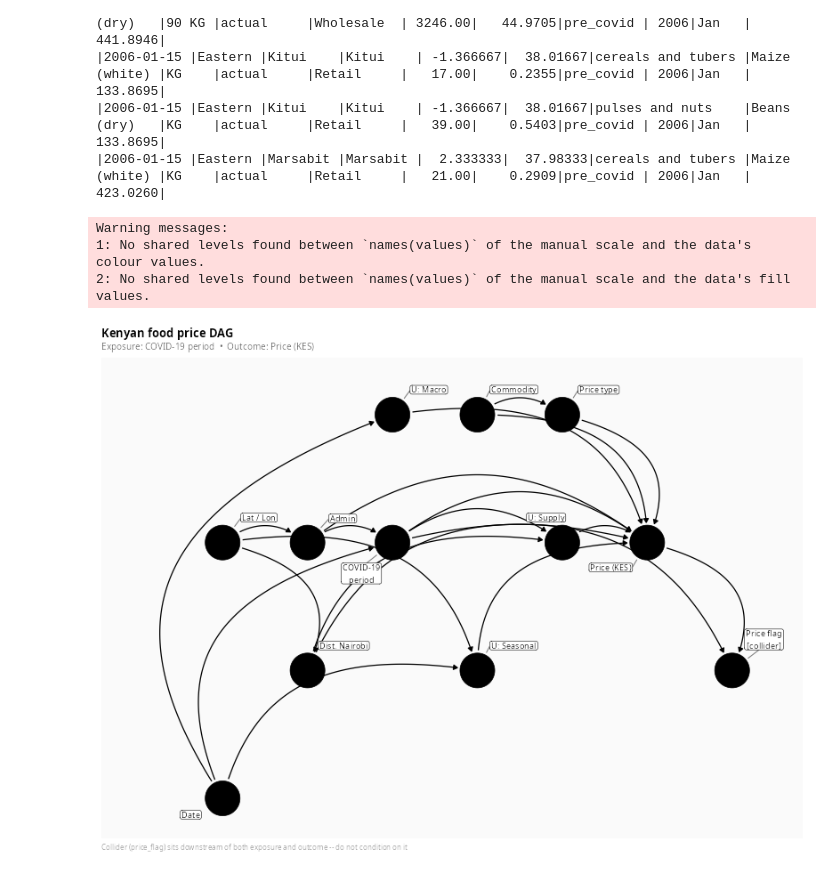
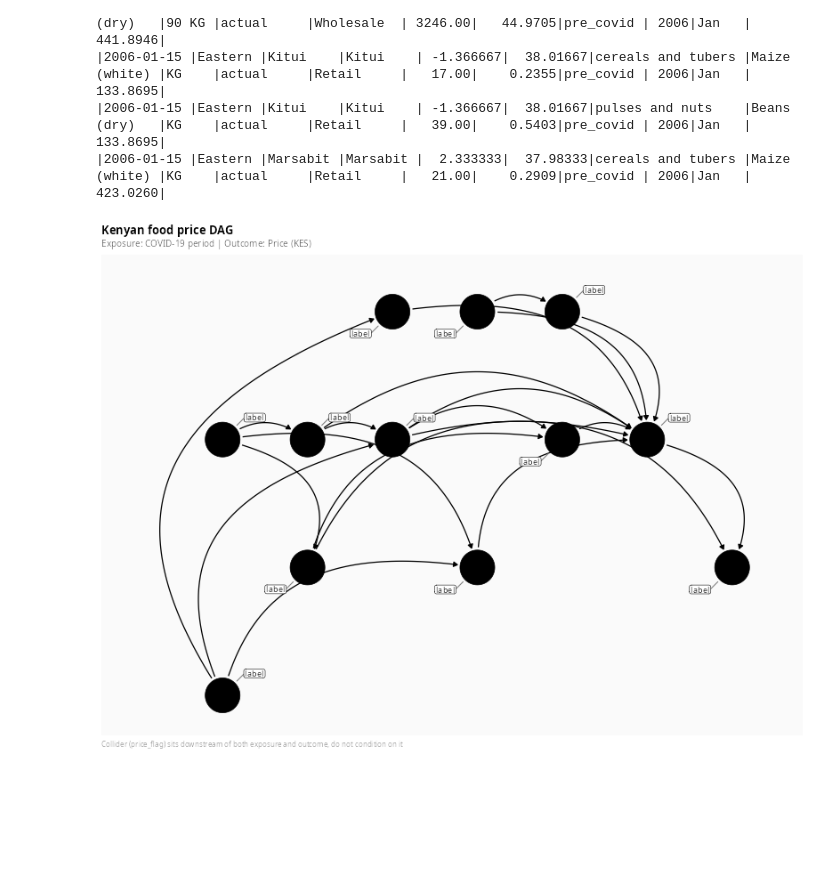
Before and after one commit to Chrisolande/Bayesian-Structural-Time-Series-for-Causal-Impact, a Jupyter notebook: iteration.ipynb, the cells around one changed output. Cells and saved outputs as stored; diff of their text form; code cells hidden in the pictures; blank space fills up the shorter version.

```diff
--- a/iteration.ipynb
+++ b/iteration.ipynb
@@ -572,56 +565,35 @@ food_price_dag <- dagify(
   ),
 
   coords = coords
 )
 
-
 food_price_dag |>
   ggdag(
-    use_labels = "label",
-    text = FALSE,
+    use_labels = TRUE,
+    label = "label",
+    use_text = FALSE,
     node_size = 18,
     label_size = 3,
     edge_type = "arc"
-  ) +
-  scale_color_manual(
-    values = c(
-      exposure = "#E07A5F",
-      outcome = "#3D405B",
-      latent = "#81B29A"
-    ),
-    na.value = "#B4B2A9"
-  ) +
-  scale_fill_manual(
-    values = c(
-      exposure = "#E07A5F",
-      outcome = "#3D405B",
-      latent = "#81B29A"
-    ),
-    na.value = "#B4B2A9"
   ) +
   labs(
     title = "Kenyan food price DAG",
     subtitle = "Exposure: COVID-19 period | Outcome: Price (KES)",
     caption = "Collider (price_flag) sits downstream of both exposure and outcome, do not condition on it"
   ) +
   theme_dag(base_family = "sans") +
   theme(
     plot.title = element_text(size = 13, face = "bold", margin = margin(b = 3)),
     plot.subtitle = element_text(
       size = 10,
       colour = "grey40",
       margin = margin(b = 6)
     ),
     plot.caption = element_text(size = 8, colour = "grey55", hjust = 0),
     legend.position = "none",
     plot.background = element_rect(fill = "white", colour = NA),
     panel.background = element_rect(fill = "grey98", colour = NA)
   )
 # %% [output]
-Warning messages:
-1: No shared levels found between `names(values)` of the manual scale and the data's
-colour values.
-2: No shared levels found between `names(values)` of the manual scale and the data's fill
-values.
-[figure, old version]
+[figure, new version]
 # %%
```
Also changed, not shown: parts of 31 cells of this notebook.
